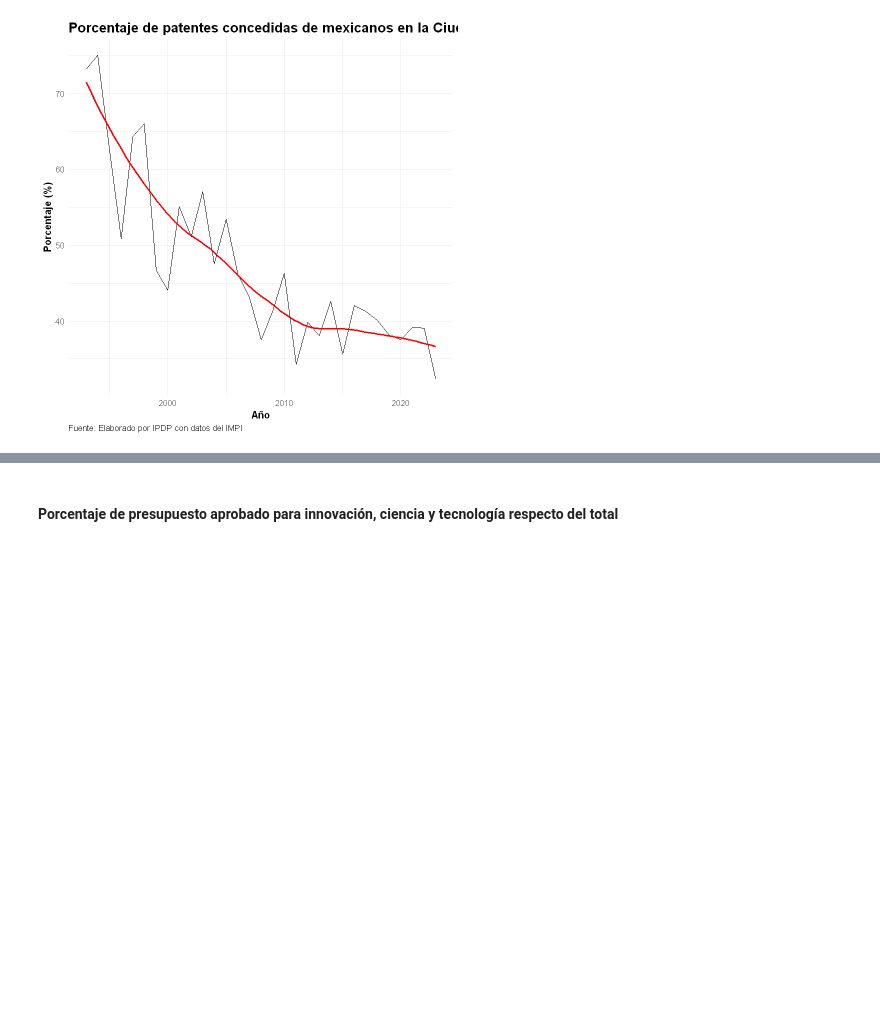
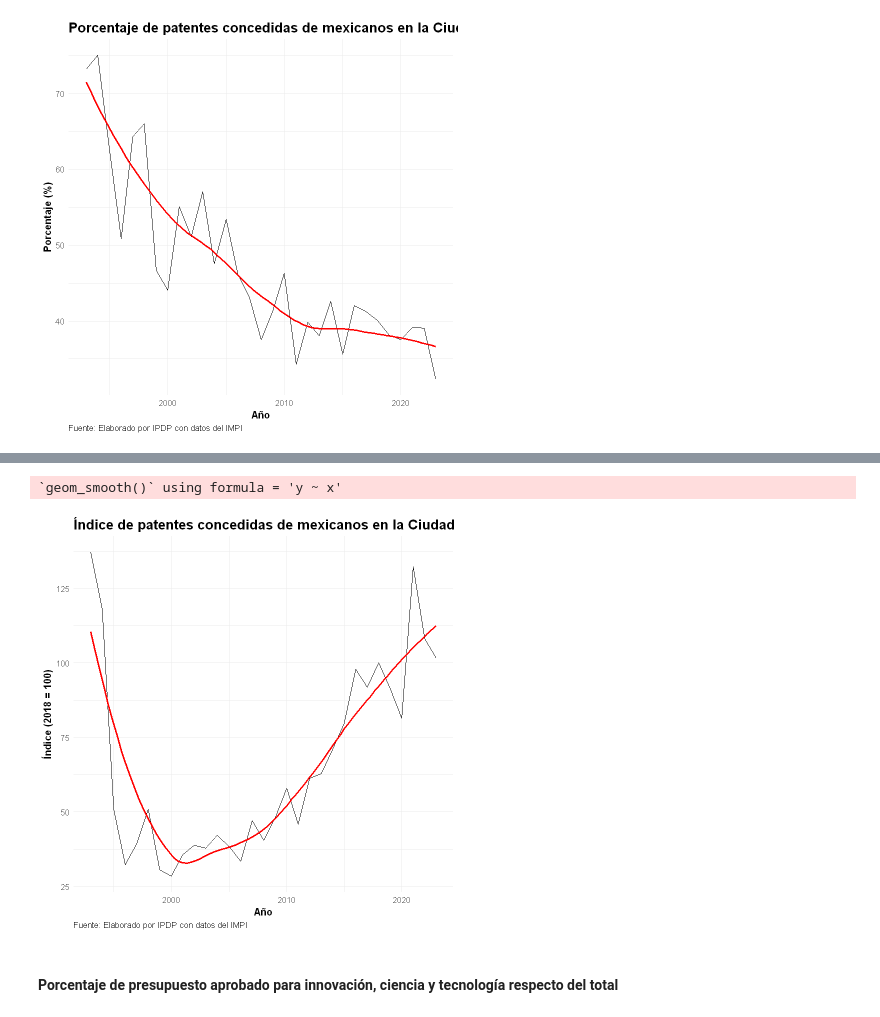
Before and after one commit to cpyp-ipdp/pgd_cdmx, a Jupyter notebook: indicadores/educacion_ciencia/indicadores_educ_ciencia_tec_pgd.ipynb, the cells around one changed output, grey strips where cells are left out. Drawn from its saved outputs; the diff is of its cells as text; code cells hidden in the pictures; blank space fills up the shorter version.

Commit message:
Se agrega indice de patentes concedidas

```diff
--- a/indicadores/educacion_ciencia/indicadores_educ_ciencia_tec_pgd.ipynb
+++ b/indicadores/educacion_ciencia/indicadores_educ_ciencia_tec_pgd.ipynb
@@ -650,3 +699,24 @@ ggsave("porcentaje_patentes_concedidas.png", width = 12, height = 6, dpi = 300,
+# %%
+#Crear gráfica
+
+ggplot(indice_pat, aes(x = year, y = indice_patente)) +
+  geom_line() +
+  geom_smooth(method = "loess", se = FALSE, color = "red") +
+  labs(title = "Índice de patentes concedidas de mexicanos en la Ciudad de México, 1993-2023",
+       x = "Año",
+       y = "Índice (2018 = 100)",
+       caption = "Fuente: Elaborado por IPDP con datos del IMPI") +
+  theme_minimal() +
+  theme(plot.title = element_text(hjust = 0, size = 16, face = "bold"),
+        plot.caption = element_text(hjust = 0, size = 10),
+        axis.title = element_text(size = 12, face = "bold"),
+        axis.text = element_text(size = 10),
+        legend.title = element_text(size = 10),
+        legend.text = element_text(size = 10),
+        legend.position = "none")
+# %% [output]
+`geom_smooth()` using formula = 'y ~ x'
+[figure, added]
 # %% [markdown]
 #### Porcentaje de presupuesto aprobado para innovación, ciencia y tecnología respecto del total
 # %%
```
Also changed, not shown: parts of 1 cell of this notebook.
